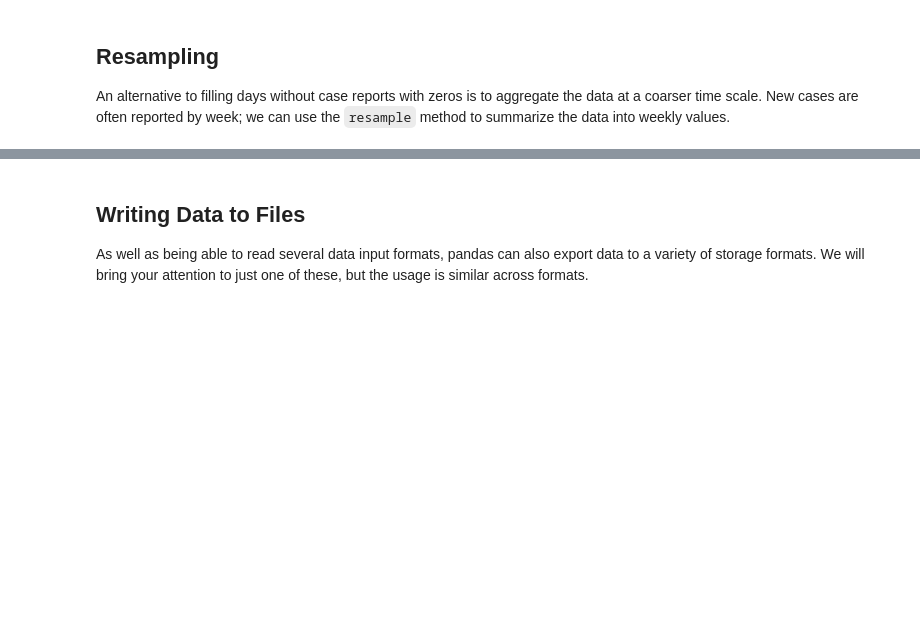
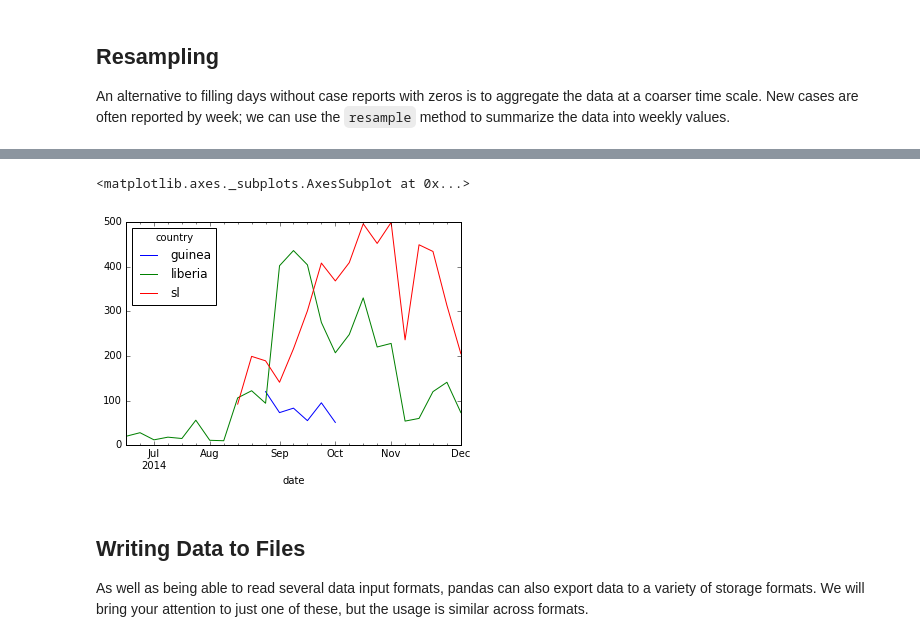
Before and after one commit to vubiostat/swc_workshop, a Jupyter notebook: data_analysis/Introduction to Pandas.ipynb, the cells around one changed output, grey strips where cells are left out. Drawn from its saved outputs; the diff is of its cells as text; code cells hidden in the pictures; blank space fills up the shorter version.

```diff
--- a/data_analysis/Introduction to Pandas.ipynb
+++ b/data_analysis/Introduction to Pandas.ipynb
@@ -505,7 +1114,8 @@ Our approach will be to construct a dictionary containing a list of filenames to
 # %%
 import glob
 
-filenames = {data_dir[:data_dir.find('_')]: glob.glob('../data/ebola/{0}/*.csv'.format(data_dir)) for data_dir in ebola_dirs[1:]}
+filenames = {data_dir[:data_dir.find('_')]: glob.glob('../data/ebola/{0}/*.csv'.format(data_dir))
+             for data_dir in ebola_dirs[1:]}
 # %% [markdown]
 We are now in a position to iterate over the dictionary and import the corresponding files. However, the data layout of the files across the dataset is partially inconsistent.
 # %%
@@ -517,7 +1142,7 @@ Clearly, we will need to develop row **masks** to extract the data we need acros
 
 Let's hack at one file to develop the mask.
 # %%
-sample = pd.read_csv('../data/ebola/sl_data/2014-08-12-v77.csv')
+sample = pd.read_csv('../data/ebola/sl_data/2014-08-16-v81.csv')
 # %% [markdown]
 To prevent issues with capitalization, we will simply revert all labels to lower case.
 # %%
@@ -663,6 +1411,9 @@ An alternative to filling days without case reports with zeros is to aggregate t
 # %%
 weekly_cases = daily_cases.unstack().T.resample('W').sum()
-weekly_cases
+weekly_cases.plot()
+# %% [output]
+<matplotlib.axes._subplots.AxesSubplot at 0x...>
+[figure, added]
 # %%
 weekly_cases.cumsum().plot()
 # %% [markdown]
```
Also changed, not shown: parts of 111 cells of this notebook, 2 other files.
